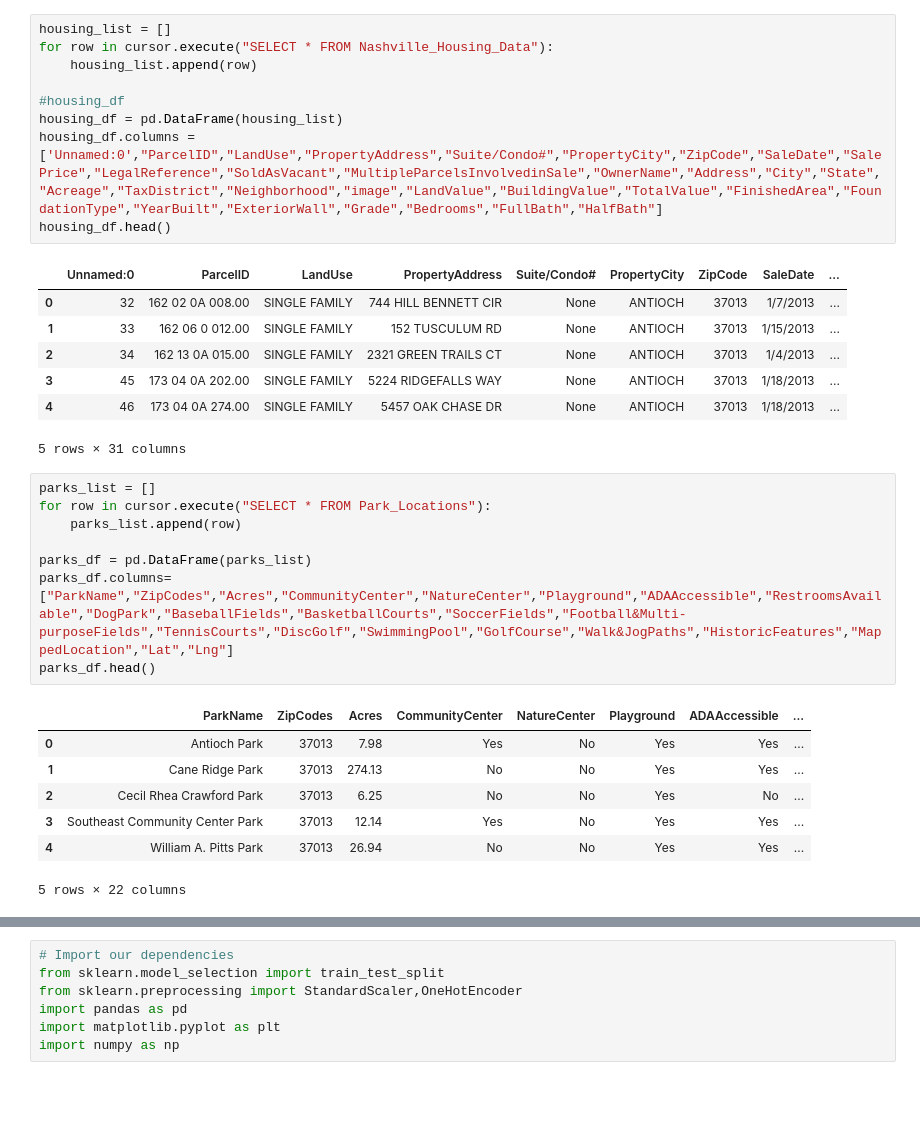
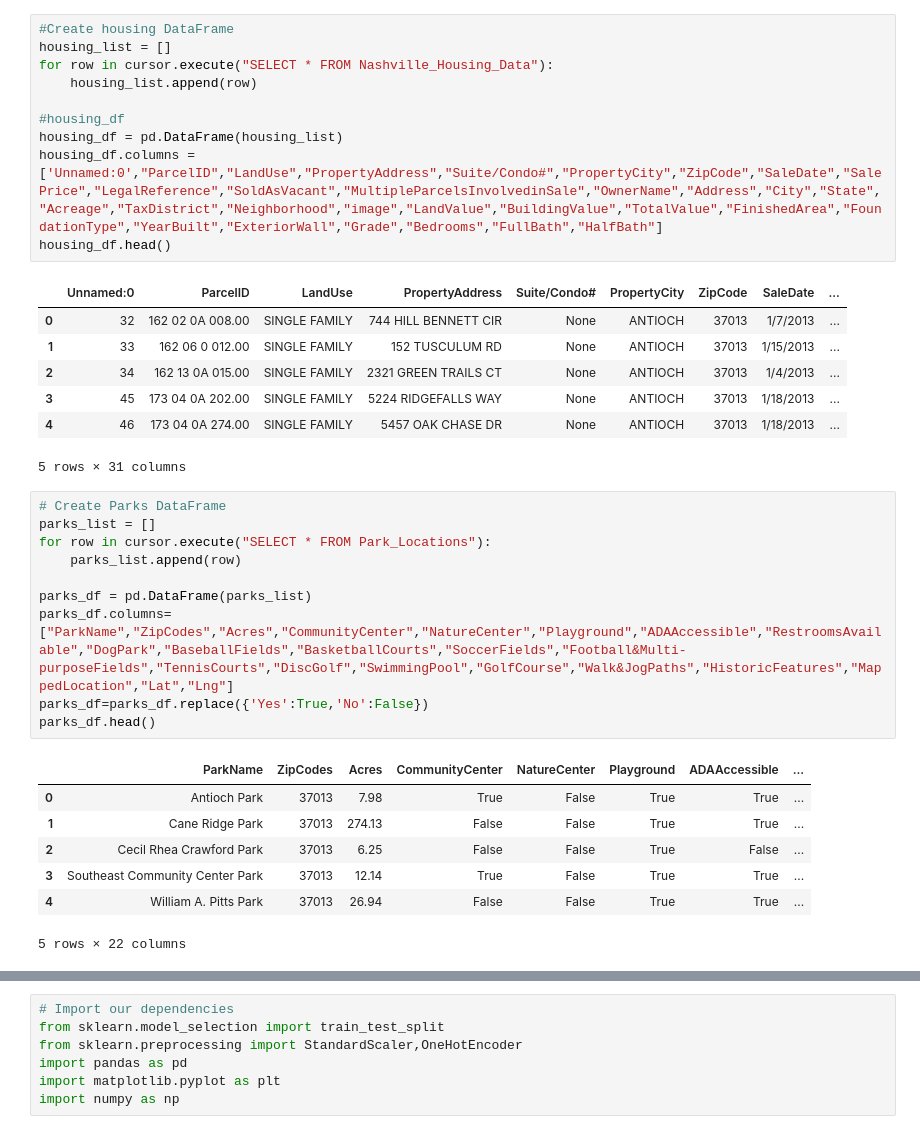
Before and after one commit to JoyRichardson/Living-in-Nashville, a Jupyter notebook: Machine_Learning_Model.ipynb, the cells around one changed output, grey strips where cells are left out. Drawn from its saved outputs; the diff is of its cells as text; blank space fills up the shorter version.

Commit message:
Adding Parks variables and new parks df

```diff
--- a/Machine_Learning_Model.ipynb
+++ b/Machine_Learning_Model.ipynb
@@ -15,6 +19,7 @@ cursor.executescript(sql_as_string)
 # %% [output]
 <sqlite3.Cursor at 0x...>
 # %%
+#Create housing DataFrame
 housing_list = []
 for row in cursor.execute("SELECT * FROM Nashville_Housing_Data"):
     housing_list.append(row)
@@ -32,18 +37,20 @@ housing_df.head()
 | 4 | 46 | 173 04 0A 274.00 | SINGLE FAMILY | 5457 OAK CHASE DR | None | ANTIOCH | 37013 | 1/18/2013 | ... |
 5 rows × 31 columns
 # %%
+# Create Parks DataFrame
 parks_list = []
 for row in cursor.execute("SELECT * FROM Park_Locations"):
     parks_list.append(row)
 
 parks_df = pd.DataFrame(parks_list)
 parks_df.columns= ["ParkName","ZipCodes","Acres","CommunityCenter","NatureCenter","Playground","ADAAccessible","RestroomsAvailable","DogPark","BaseballFields","BasketballCourts","SoccerFields","Football&Multi-purposeFields","TennisCourts","DiscGolf","SwimmingPool","GolfCourse","Walk&JogPaths","HistoricFeatures","MappedLocation","Lat","Lng"]
+parks_df=parks_df.replace({'Yes':True,'No':False})
 parks_df.head()
 # %% [output]
 |  | ParkName | ZipCodes | Acres | CommunityCenter | NatureCenter | Playground | ADAAccessible | ... |
-| 0 | Antioch Park | 37013 | 7.98 | Yes | No | Yes | Yes | ... |
-| 1 | Cane Ridge Park | 37013 | 274.13 | No | No | Yes | Yes | ... |
-| 2 | Cecil Rhea Crawford Park | 37013 | 6.25 | No | No | Yes | No | ... |
-| 3 | Southeast Community Center Park | 37013 | 12.14 | Yes | No | Yes | Yes | ... |
-| 4 | William A. Pitts Park | 37013 | 26.94 | No | No | Yes | Yes | ... |
+| 0 | Antioch Park | 37013 | 7.98 | True | False | True | True | ... |
+| 1 | Cane Ridge Park | 37013 | 274.13 | False | False | True | True | ... |
+| 2 | Cecil Rhea Crawford Park | 37013 | 6.25 | False | False | True | False | ... |
+| 3 | Southeast Community Center Park | 37013 | 12.14 | True | False | True | True | ... |
+| 4 | William A. Pitts Park | 37013 | 26.94 | False | False | True | True | ... |
 5 rows × 22 columns
```
Also changed, not shown: parts of 12 cells of this notebook.
